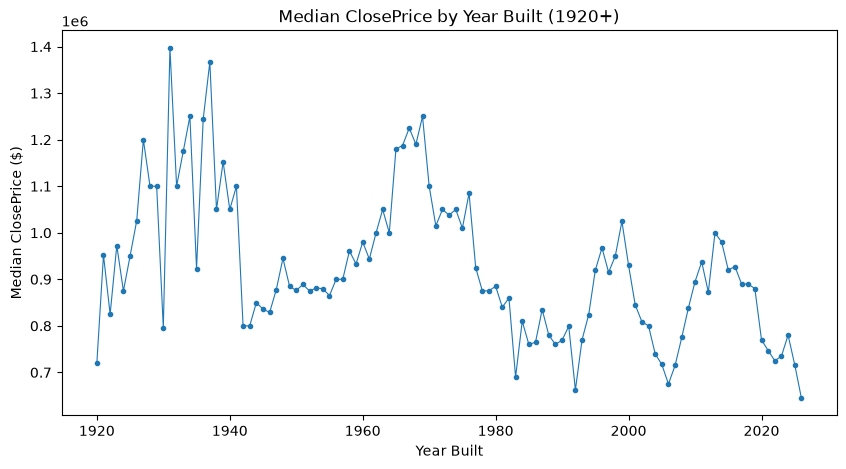
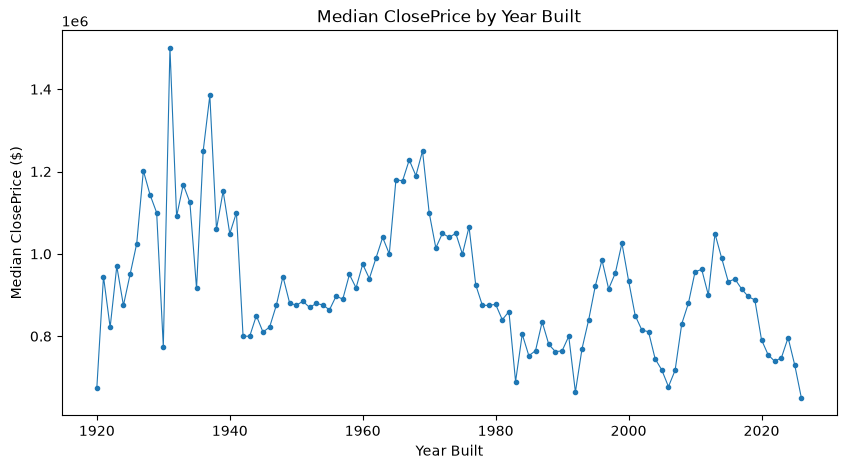
Unified diff of the notebook cell whose output changed from the first chart to the second:
--- before
+++ after
@@ -1,3 +1,4 @@
 # YearBuilt vs ClosePrice
+year_df = df[['YearBuilt', 'ClosePrice']].copy()
 reliable = year_df[year_df['YearBuilt'] >= 1920]
 median_by_year = reliable.groupby('YearBuilt')['ClosePrice'].median()
@@ -5,5 +6,5 @@
 plt.figure(figsize=(10, 5))
 median_by_year.plot(marker='.', linewidth=0.8)
-plt.title('Median ClosePrice by Year Built (1920+)')
+plt.title('Median ClosePrice by Year Built')
 plt.xlabel('Year Built')
 plt.ylabel('Median ClosePrice ($)')

Commit: Finalized Week 2 errors and documentation